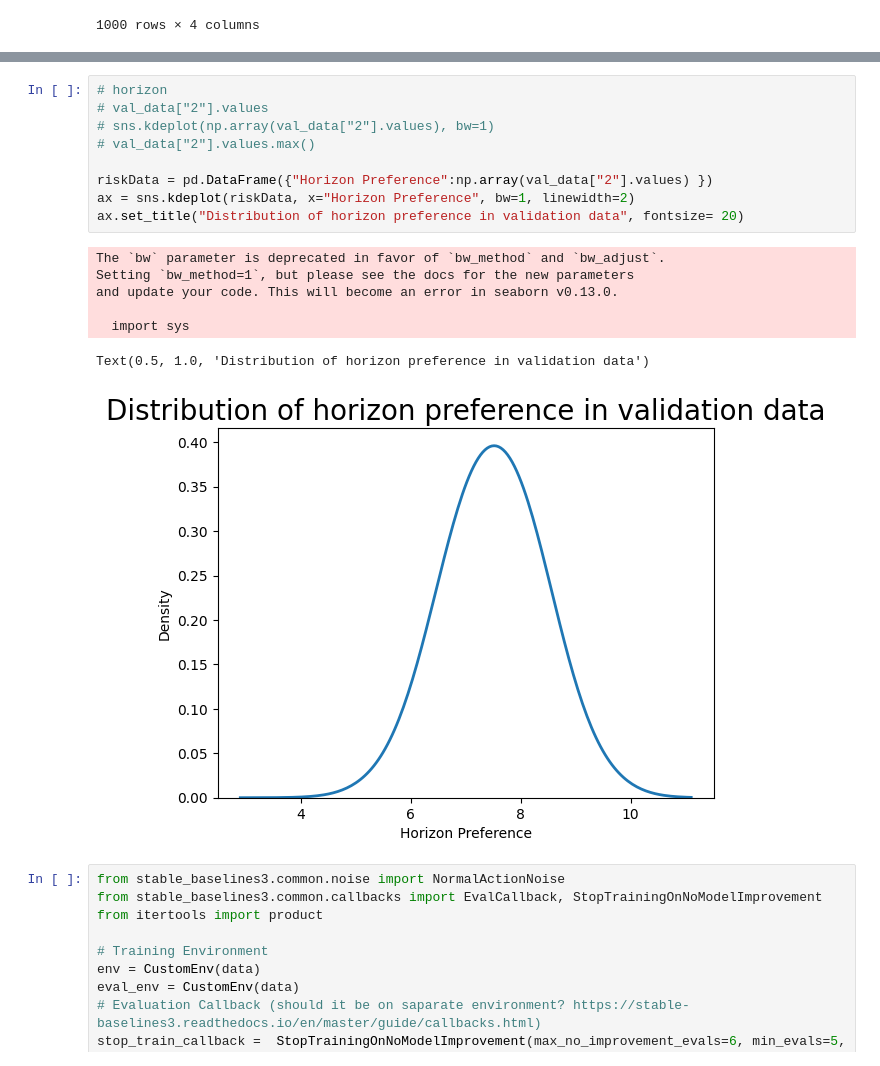
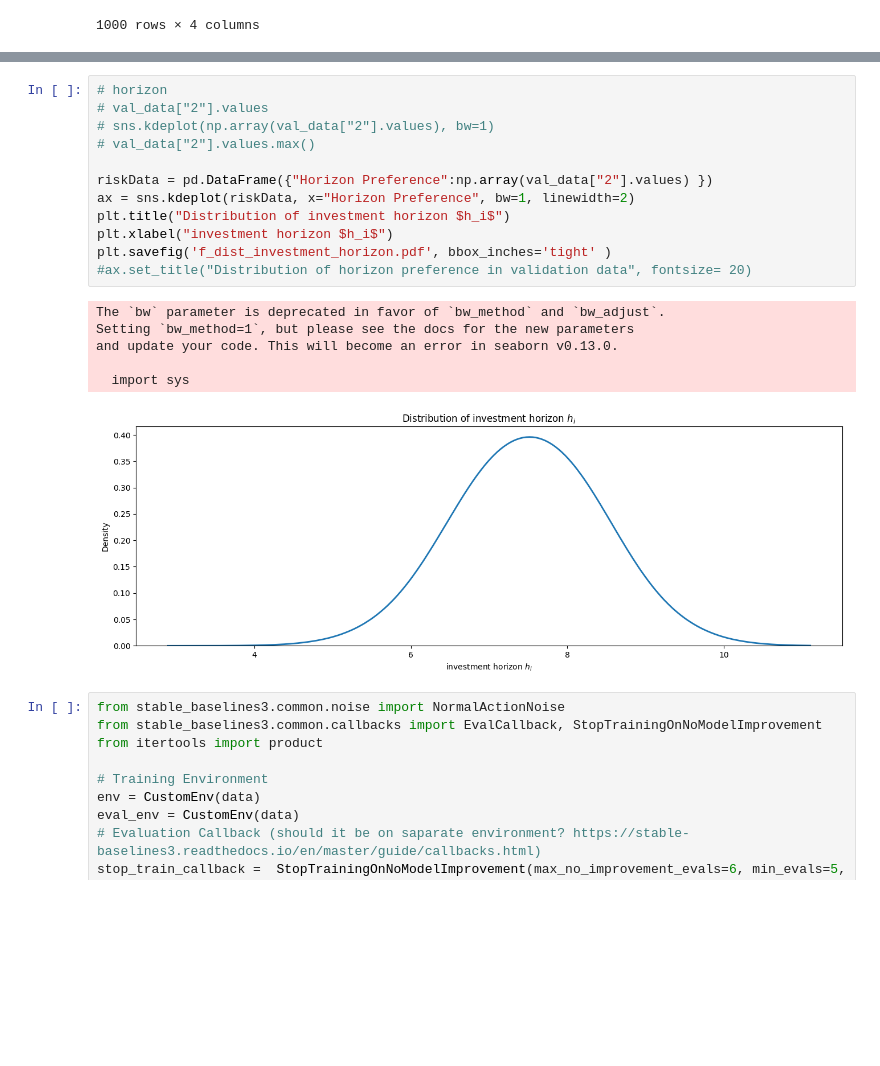
Before and after one commit to CriticalNameError/beastfolio, a Jupyter notebook: data_exploration.ipynb, the cells around one changed output, grey strips where cells are left out. Saved outputs shown, nothing was run; the diff lists cells and outputs as text; blank space fills up the shorter version.

```diff
--- a/data_exploration.ipynb
+++ b/data_exploration.ipynb
@@ -461,20 +491,22 @@ upper bound: 62.412244874430364
 # %%
 # horizon
 # val_data["2"].values
 # sns.kdeplot(np.array(val_data["2"].values), bw=1)
 # val_data["2"].values.max()
 
 riskData = pd.DataFrame({"Horizon Preference":np.array(val_data["2"].values) })
 ax = sns.kdeplot(riskData, x="Horizon Preference", bw=1, linewidth=2)
-ax.set_title("Distribution of horizon preference in validation data", fontsize= 20)
+plt.title("Distribution of investment horizon $h_i$")
+plt.xlabel("investment horizon $h_i$")
+plt.savefig('f_dist_investment_horizon.pdf', bbox_inches='tight' )
+#ax.set_title("Distribution of horizon preference in validation data", fontsize= 20)
 # %% [output]
 The `bw` parameter is deprecated in favor of `bw_method` and `bw_adjust`.
 Setting `bw_method=1`, but please see the docs for the new parameters
 and update your code. This will become an error in seaborn v0.13.0.
 
   import sys
-Text(0.5, 1.0, 'Distribution of horizon preference in validation data')
-[figure, old version]
+[figure, new version]
 # %%
 from stable_baselines3.common.noise import NormalActionNoise
 from stable_baselines3.common.callbacks import EvalCallback, StopTrainingOnNoModelImprovement
```
Also changed, not shown: parts of 10 cells of this notebook, 4 other files.
